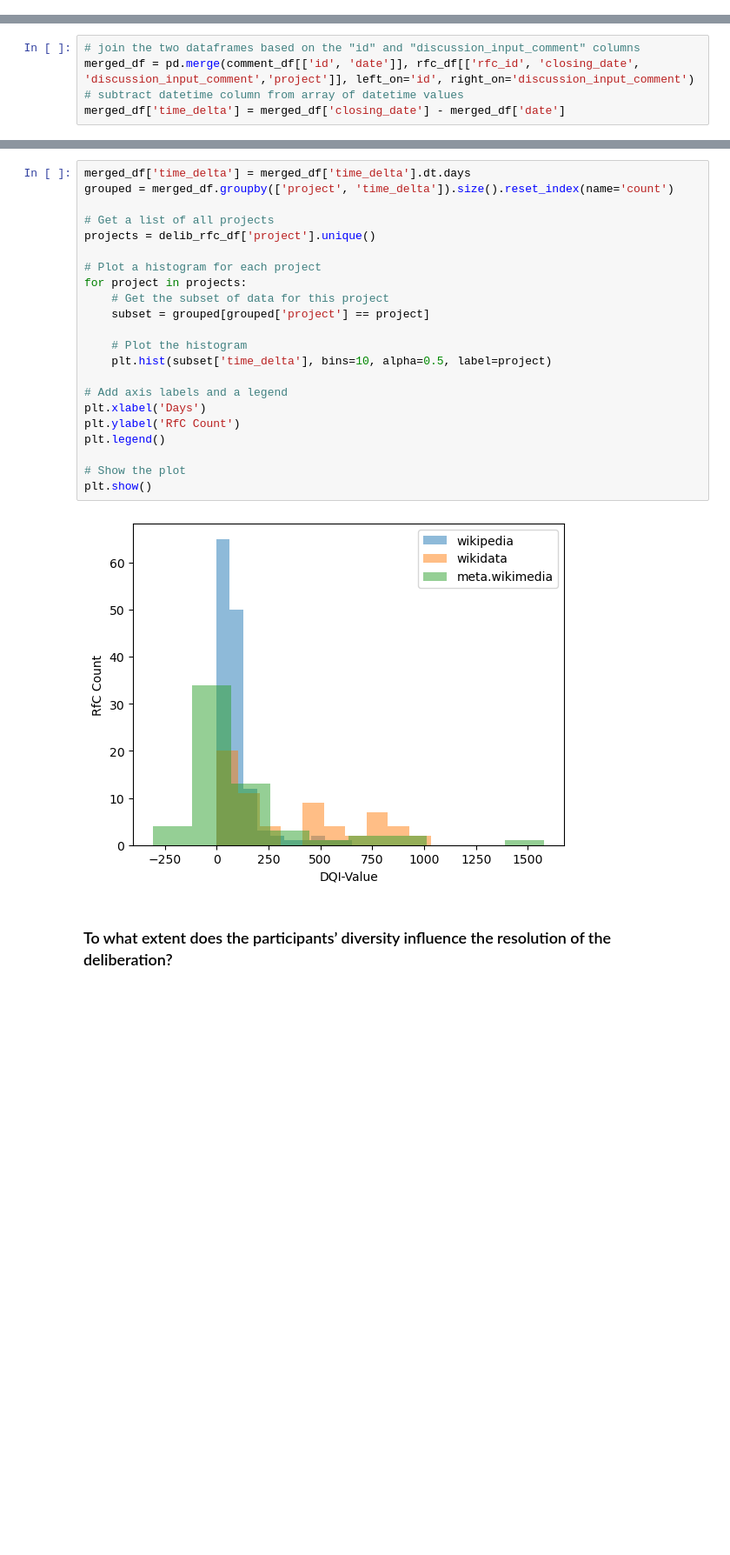
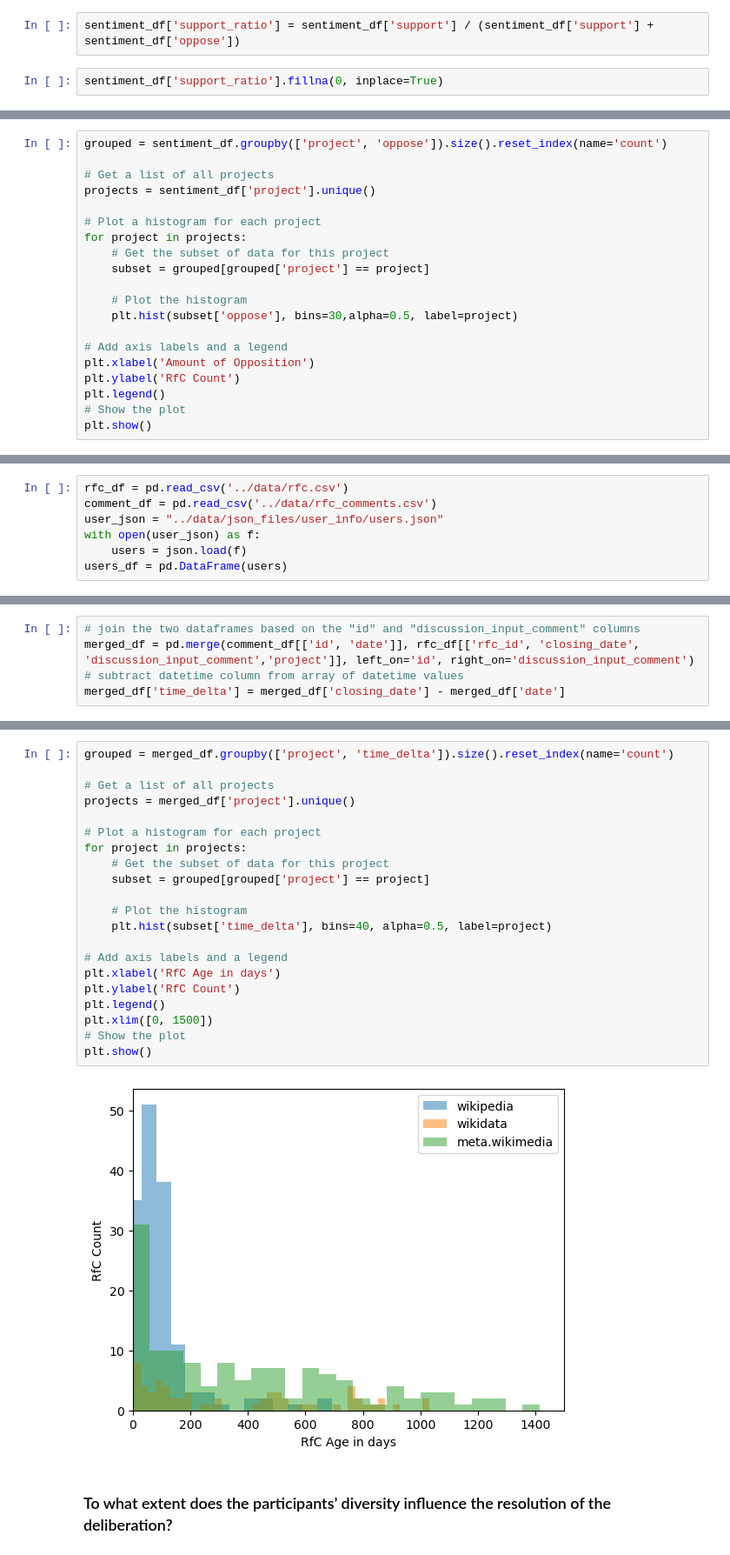
Before and after one commit to mrspacerobot/wiki_delib, a Jupyter notebook: data_analysis/data_analysis.ipynb, the cells around one changed output, grey strips where cells are left out. Shown at 87% size. Saved outputs shown, nothing was run; the diff lists cells and outputs as text; blank space fills up the shorter version.

```diff
--- a/data_analysis/data_analysis.ipynb
+++ b/data_analysis/data_analysis.ipynb
@@ -636,3 +619,7 @@ comment_df['sentiment'] = check_for_stance_df['text'].apply(detect_sentiment)
 sentiment_counts = comment_df.groupby(['rfc_id','sentiment'])['sentiment'].size().unstack(fill_value = 0)
 # %%
 sentiment_df = rfc_df.merge(sentiment_counts, on='rfc_id')
+# %%
+sentiment_df['support_ratio'] = sentiment_df['support'] / (sentiment_df['support'] + sentiment_df['oppose'])
+# %%
+sentiment_df['support_ratio'].fillna(0, inplace=True)
@@ -638,0 +679,20 @@ sentiment_df = rfc_df.merge(sentiment_counts, on='rfc_id')
+# %%
+grouped = sentiment_df.groupby(['project', 'oppose']).size().reset_index(name='count')
+
+# Get a list of all projects
+projects = sentiment_df['project'].unique()
+
+# Plot a histogram for each project
+for project in projects:
+    # Get the subset of data for this project
+    subset = grouped[grouped['project'] == project]
+
+    # Plot the histogram
+    plt.hist(subset['oppose'], bins=30,alpha=0.5, label=project)
+
+# Add axis labels and a legend
+plt.xlabel('Amount of Opposition')
+plt.ylabel('RfC Count')
+plt.legend()
+# Show the plot
+plt.show()
@@ -674,6 +745,13 @@ for project, group in grouped:
 [figure]
 # %% [markdown]
 ## How long are discussion active?
+# %%
+rfc_df = pd.read_csv('../data/rfc.csv')
+comment_df = pd.read_csv('../data/rfc_comments.csv')
+user_json = "../data/json_files/user_info/users.json"
+with open(user_json) as f:
+    users = json.load(f)
+users_df = pd.DataFrame(users)
 # %%
 #fixing different date formats
 from dateutil.parser import parse
@@ -765,27 +814,26 @@ Name: time_delta, dtype: timedelta64[ns]
 # %%
-merged_df['time_delta'] = merged_df['time_delta'].dt.days
 grouped = merged_df.groupby(['project', 'time_delta']).size().reset_index(name='count')
 
 # Get a list of all projects
-projects = delib_rfc_df['project'].unique()
+projects = merged_df['project'].unique()
 
 # Plot a histogram for each project
 for project in projects:
     # Get the subset of data for this project
     subset = grouped[grouped['project'] == project]
 
     # Plot the histogram
-    plt.hist(subset['time_delta'], bins=10, alpha=0.5, label=project)
+    plt.hist(subset['time_delta'], bins=40, alpha=0.5, label=project)
 
 # Add axis labels and a legend
-plt.xlabel('Days')
+plt.xlabel('RfC Age in days')
 plt.ylabel('RfC Count')
 plt.legend()
-
+plt.xlim([0, 1500])
 # Show the plot
 plt.show()
 # %% [output]
-[figure, old version]
+[figure, new version]
 # %% [markdown]
 ###  To what extent does the participants’ diversity influence the resolution of the deliberation?
 # %%
```
Also changed, not shown: parts of 37 cells of this notebook, 3 other files.
